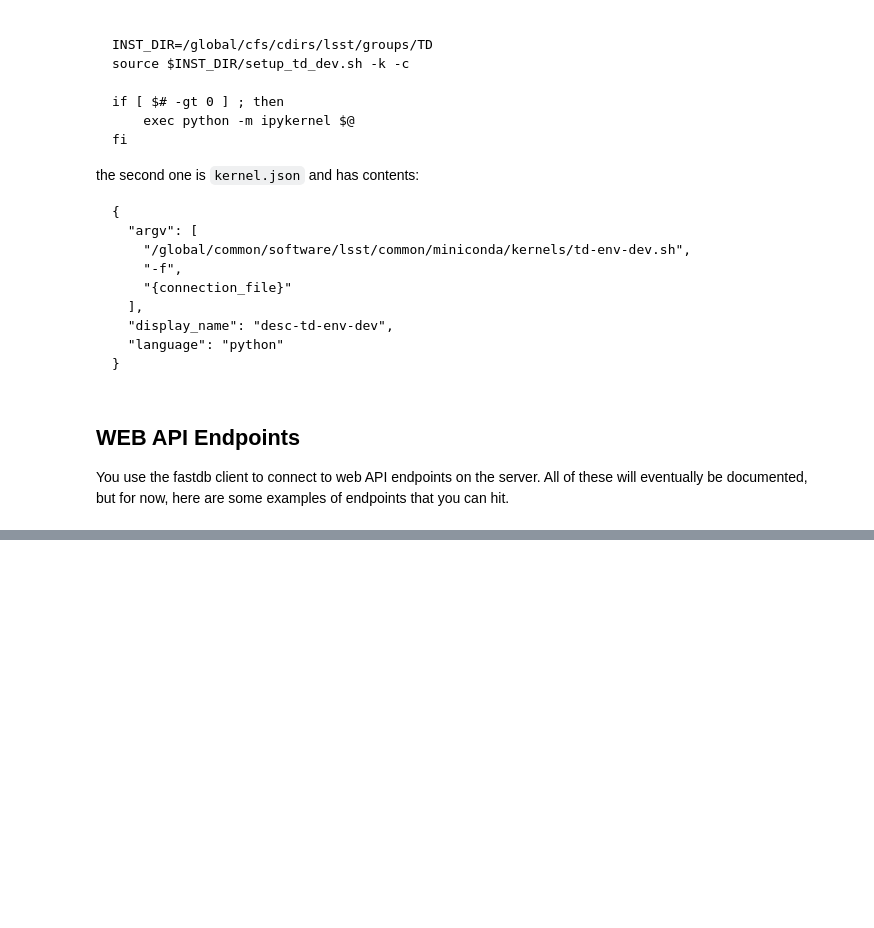
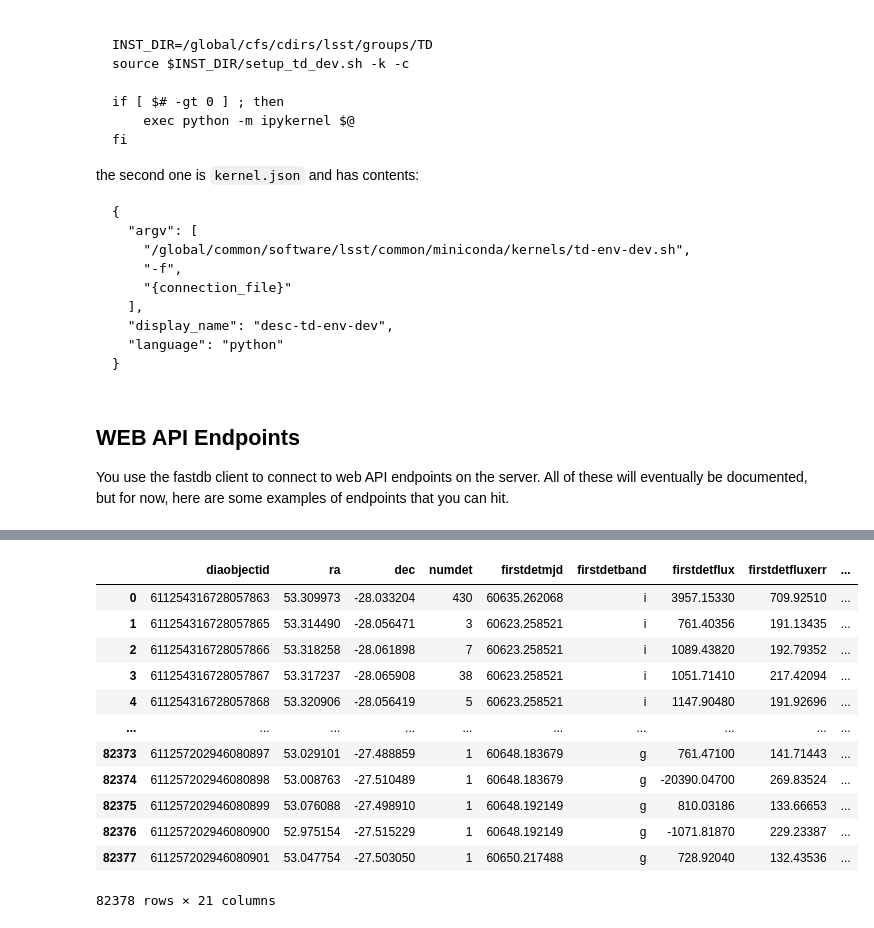
Before and after one commit to sylvielsstfr/transcientslightcurves, a Jupyter notebook: docs/notebooks/DP1_01_ExploreLightCurves/01_Using_fastdb_client-ECDFS.ipynb, the cells around one changed output, grey strips where cells are left out. Cells and saved outputs as stored; diff of their text form; code cells hidden in the pictures; blank space fills up the shorter version.

```diff
--- a/docs/notebooks/DP1_01_ExploreLightCurves/01_Using_fastdb_client-ECDFS.ipynb
+++ b/docs/notebooks/DP1_01_ExploreLightCurves/01_Using_fastdb_client-ECDFS.ipynb
@@ -202,16 +245,31 @@ PlotLightCurves(ltcv,diaobjid=diaobjid)
 # %%
 # You can search for lightcurves with /objectsearch/<procver>
 # This one requires you to pass some search data as a dict:
 
 blah = fdb.retries
 fdb.retries = 0
-res = fdb.post( "/objectsearch/dp1", json={"ra":  53.1167, "dec": -27.8083, "radius": 600.,"noforced": True} )
+res = fdb.post( "/objectsearch/dp1", json={"ra":  53.1167, "dec": -27.8083, "radius": 1200.} )
+#res = fdb.post( "/objectsearch/dp1", json={"ra":  53.1167, "dec": -27.8083, "radius": 300.,"noforced": True} )
 fdb.retries = blah
 objs = pd.DataFrame(res)
 objs
 
 # Note that this query can be kind of slow.  The slowest parts are where it gets the latest photometry and
 # forced photometry.  You can make this query faster by adding "noforced": True to the dictionary.
 # You won't get the latest forced photometry point back, but the query should return sooner.
+# %% [output]
+|  | diaobjectid | ra | dec | numdet | firstdetmjd | firstdetband | firstdetflux | firstdetfluxerr | ... |
+| 0 | 611254316728057863 | 53.309973 | -28.033204 | 430 | 60635.262068 | i | 3957.15330 | 709.92510 | ... |
+| 1 | 611254316728057865 | 53.314490 | -28.056471 | 3 | 60623.258521 | i | 761.40356 | 191.13435 | ... |
+| 2 | 611254316728057866 | 53.318258 | -28.061898 | 7 | 60623.258521 | i | 1089.43820 | 192.79352 | ... |
+| 3 | 611254316728057867 | 53.317237 | -28.065908 | 38 | 60623.258521 | i | 1051.71410 | 217.42094 | ... |
+| 4 | 611254316728057868 | 53.320906 | -28.056419 | 5 | 60623.258521 | i | 1147.90480 | 191.92696 | ... |
+| ... | ... | ... | ... | ... | ... | ... | ... | ... | ... |
+| 82373 | 611257202946080897 | 53.029101 | -27.488859 | 1 | 60648.183679 | g | 761.47100 | 141.71443 | ... |
+| 82374 | 611257202946080898 | 53.008763 | -27.510489 | 1 | 60648.183679 | g | -20390.04700 | 269.83524 | ... |
+| 82375 | 611257202946080899 | 53.076088 | -27.498910 | 1 | 60648.192149 | g | 810.03186 | 133.66653 | ... |
+| 82376 | 611257202946080900 | 52.975154 | -27.515229 | 1 | 60648.192149 | g | -1071.81870 | 229.23387 | ... |
+| 82377 | 611257202946080901 | 53.047754 | -27.503050 | 1 | 60650.217488 | g | 728.92040 | 132.43536 | ... |
+82378 rows × 21 columns
 # %%
 # Sélectionner les 10 lignes avec les valeurs les plus élevées de 'numdet'
```
Also changed, not shown: parts of 6 cells of this notebook.
